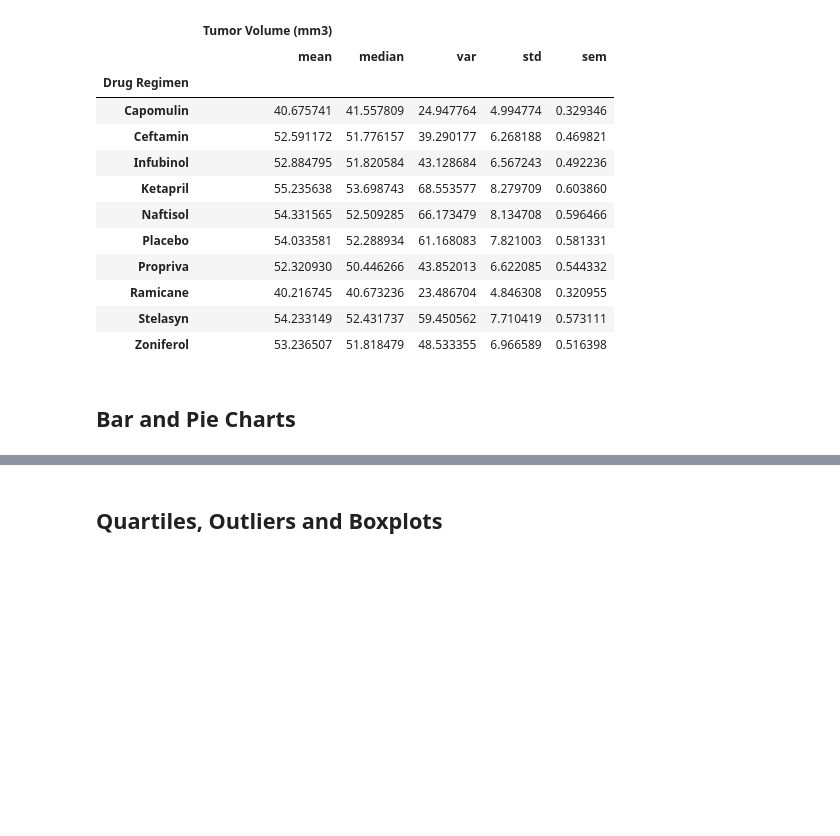
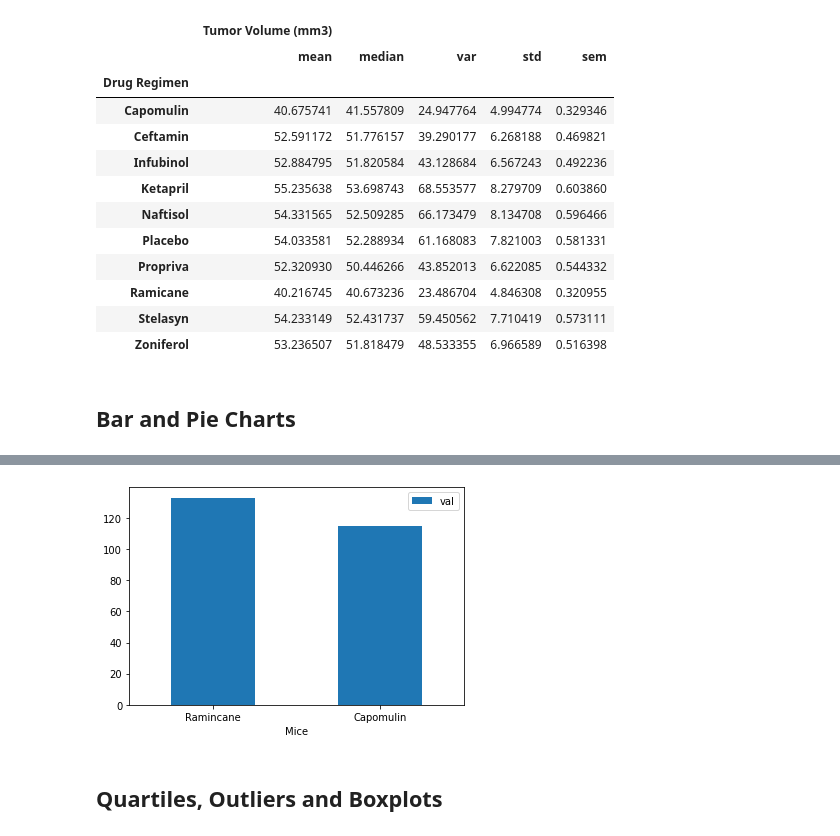
Before and after one commit to LexiJess/Matplotlib_Challenge, a Jupyter notebook: 05-Matplotlib_Homework_Instructions_Pymaceuticals_pymaceuticals_starter.ipynb, the cells around one changed output, grey strips where cells are left out. Cells and saved outputs as stored; diff of their text form; code cells hidden in the pictures; blank space fills up the shorter version.

Commit message:
bar chart added

```diff
--- a/05-Matplotlib_Homework_Instructions_Pymaceuticals_pymaceuticals_starter.ipynb
+++ b/05-Matplotlib_Homework_Instructions_Pymaceuticals_pymaceuticals_starter.ipynb
@@ -262,3 +214,46 @@ clean_mice_drugs_df
+# %%
+# Generate a bar plot showing the total number of unique mice tested on each drug regimen using pandas.
+
+
+#Why is this only returning two of the drug regimens? What happened to the data?
+
+
+clean_mice_drugs=clean_data_df['Mouse ID'].unique()
+clean_mice_drugs_df=pd.DataFrame(clean_mice_drugs)
+clean_mice_drugs_df["Drug Regimen"]=clean_data_df["Drug Regimen"]
+
+clean_mice_drugs_df
+
+mouse_drug_counts=clean_mice_drugs_df["Drug Regimen"].value_counts()
+mouse_drug_counts=pd.DataFrame(mouse_drug_counts)
+
+mouse_drug_counts
+
+
+#I typed these values in. How do I get them to pull from another dataframe?
+mouse_drug_counts_plot = pd.DataFrame({'Mice':['Ramincane', 'Capomulin'], 'val':[133, 115]})
+ax = df.plot.bar(x='Mice', y='val', rot=0)
+
+
+
+
+# mouse_bar=mouse_drug_counts.plot.bar
+# mouse_bar
+
+# mouse_drugs=clean_data_df.groupby('Drug Regimen').count()
+# mouse_drugs["Total Count"]=gender_counts
+
+# player_sexes_nosn=player_sexes.drop(["SN", "Age"], axis=1)
+
+
+# player_sexes_nosn
+
+
+# Ramicane_mice=clean_mice_drugs_df.loc["Ramicane", "Drug Regimen"]
+# #female_players
+# Ramicane_mice
+# %% [output]
+[figure, added]
 # %%
 # Generate a bar plot showing the total number of unique mice tested on each drug regimen using pyplot.
 # %%
```
Also changed, not shown: parts of 1 cell of this notebook.
